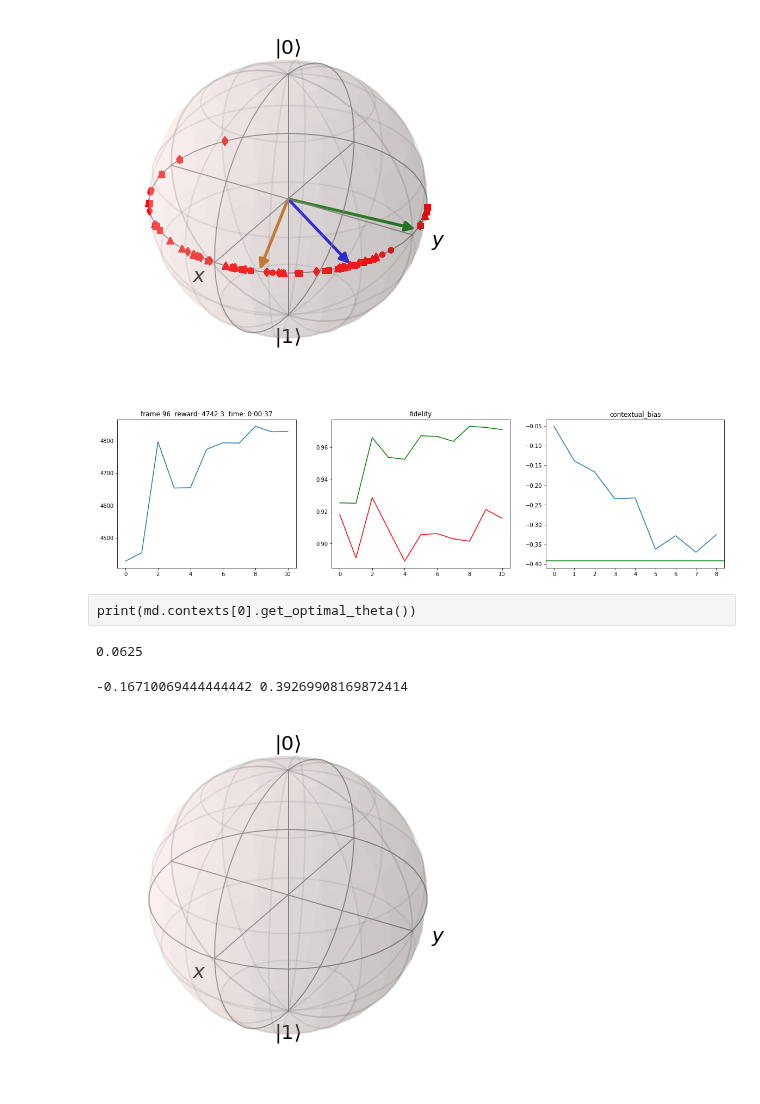
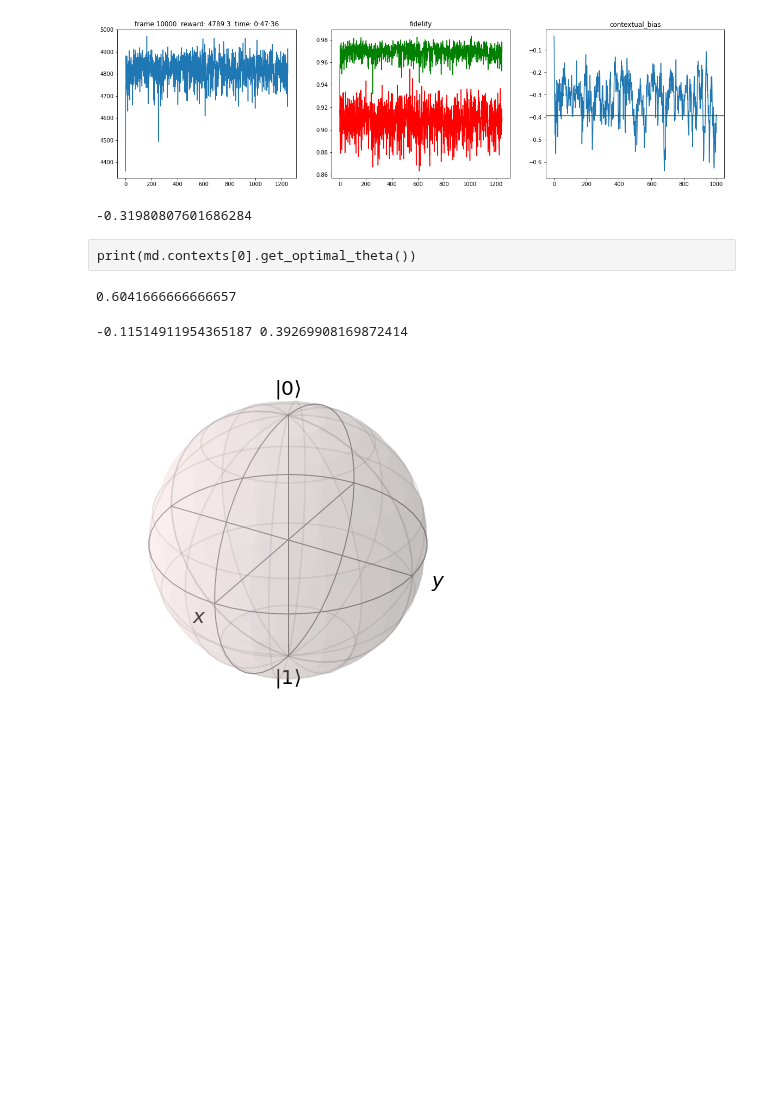
Before and after one commit to farice/SpectatorQubits, a Jupyter notebook: MAB-continuous.ipynb, the cells around one changed output. Drawn from its saved outputs; the diff is of its cells as text; code cells hidden in the pictures; blank space fills up the shorter version.

Commit message:
update continuous to support UPDATE_ERROR_SAMPLES_FRAMES

```diff
--- a/MAB-continuous.ipynb
+++ b/MAB-continuous.ipynb
@@ -179,9 +182,10 @@ episode_reward = 0
 episode_fidelity = []
 control_fidelity = []
 
-MAX_FRAMES = 10 * M // BATCH_SIZE
+MAX_FRAMES = 1000 * M // BATCH_SIZE
+UPDATE_ERROR_SAMPLES_FRAMES = M // BATCH_SIZE
 
-PLOT_BLOCH = True
+PLOT_BLOCH = False
 PLOT_REWARD = True
 
 # "episodes" are a reasonable way to think about learning a periodic time dependent function
@@ -206,47 +210,53 @@ for frame_idx in range(1, MAX_FRAMES + 1):
     # generally, in RL we would consider r(s | s', a)
     # given a state transition s' -> s due to action a
     # for now, we are only interested in r(s', a)
     md.update(actions, reward, prev_observation)
     episode_reward += np.sum(reward)
 
     for x, y in info:
         episode_fidelity.append(x)
         control_fidelity.append(y)
+
+    if UPDATE_ERROR_SAMPLES_FRAMES:
+        new_error_samples = np.random.normal(MU, SIGMA, M)
+        env.set_error_samples(new_error_samples)
+
     if done:
         if PLOT_BLOCH or PLOT_REWARD:
             clear_output(True)
         if PLOT_BLOCH:
             bloch_viz(b, env.error_samples, prev_batch[0], md.action_contextual_bias, actions[0][0])
         if PLOT_REWARD and len(md.rewards) > 0 and len(md.fidelity) > 0 and len(md.contextual_biases) > 0:
             fig, axs = plt.subplots(1, 3, figsize=(20,5))
             plot(axs, frame_idx, md.rewards, md.fidelity, md.control_fidelity, md.contextual_biases, -MU,
                 timedelta(seconds=int(timer()-start)))
             plt.show()
 
-        new_error_samples = np.random.normal(MU, SIGMA, M)
-        env.set_error_samples(new_error_samples)
         observation = env.reset()
         md.save_reward(episode_reward)
         md.save_fidelity(np.mean(episode_fidelity))
         md.save_control_fidelity(np.mean(control_fidelity))
         episode_reward = 0
         episode_fidelity = []
         control_fidelity = []
 
 env.close()
 # %% [output]
-[figure, old version]
+[figure, new version]
-[figure, removed]
+# %%
+print(np.mean(md.contextual_biases))
+# %% [output]
+-0.31980807601686284
 # %% [raw]
 print(md.contexts[0].get_optimal_theta())
 # %%
 print(md.contexts[1].get_optimal_theta())
 # %% [output]
-0.0625
+0.6041666666666657
 # %%
 print(md.action_contextual_bias, MU)
 # %% [output]
--0.16710069444444442 0.39269908169872414
+-0.11514911954365187 0.39269908169872414
 # %%
 # %% [output]
 [figure]
```
Also changed, not shown: parts of 1 cell of this notebook.
